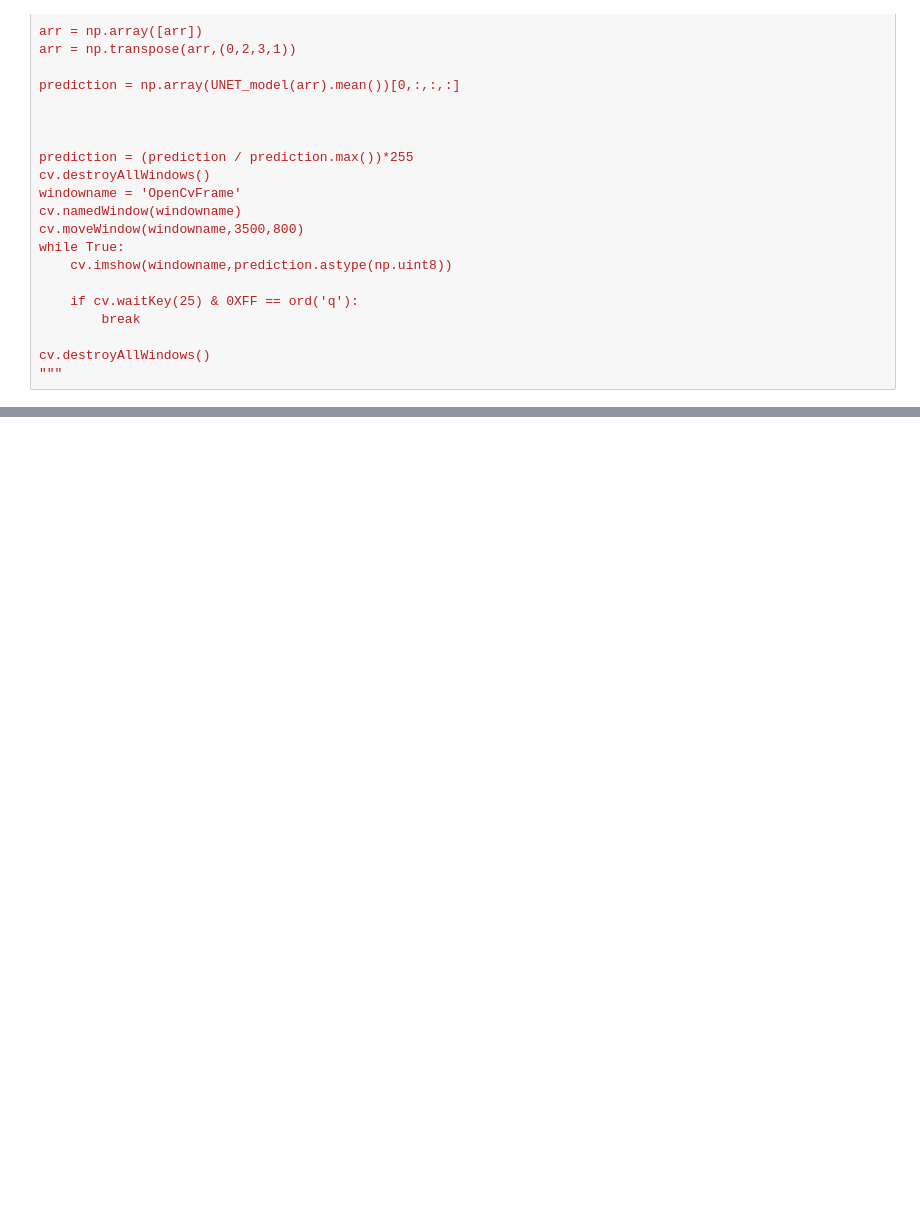
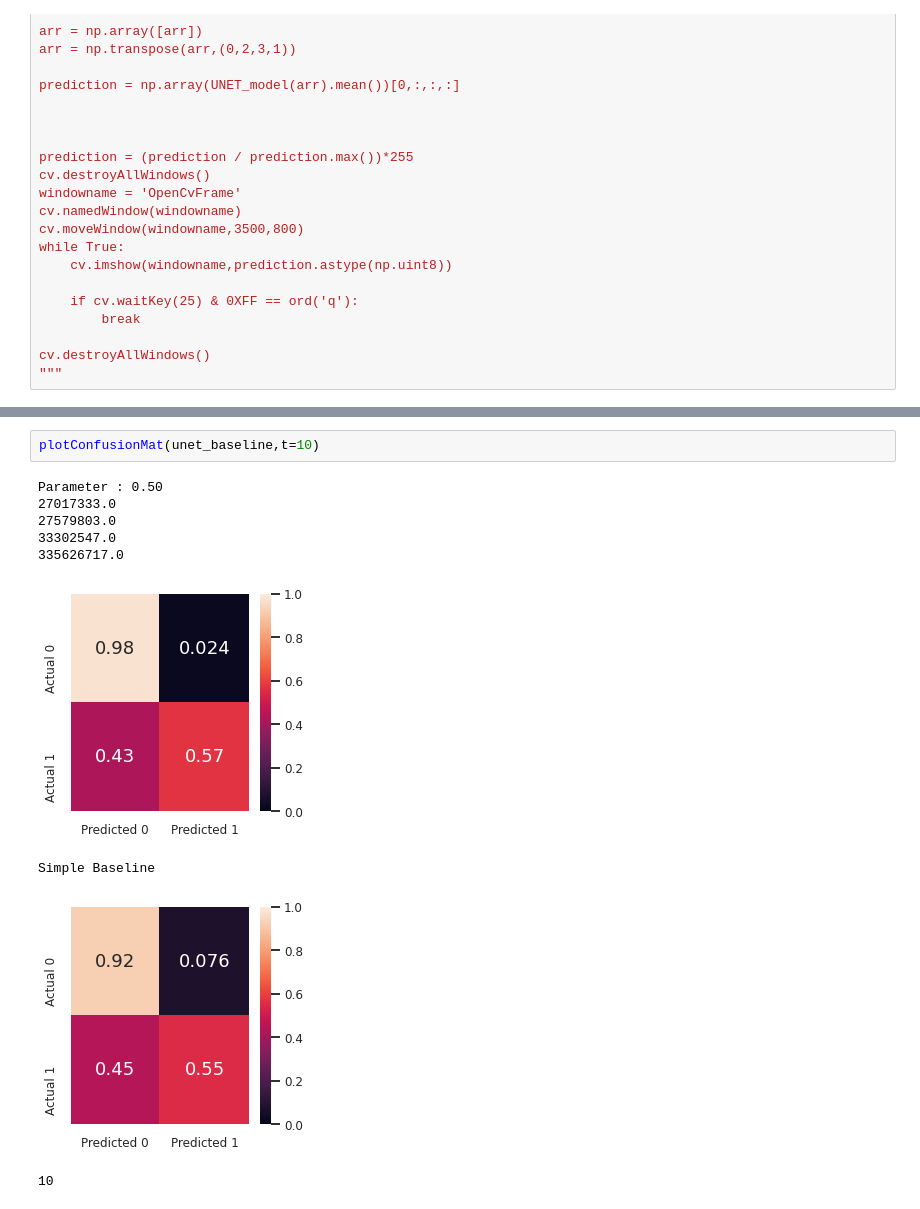
Before and after one commit to PaulSut/DeepRain2, a Jupyter notebook: DeepRain/Delete me.ipynb, the cells around one changed output, grey strips where cells are left out. Saved outputs shown, nothing was run; the diff lists cells and outputs as text; blank space fills up the shorter version.

```diff
--- a/DeepRain/Delete me.ipynb
+++ b/DeepRain/Delete me.ipynb
@@ -576,0 +799,12 @@ cv.destroyAllWindows()
+# %%
+plotConfusionMat(unet_baseline,t=10)
+# %% [output]
+Parameter : 0.50
+27017333.0
+27579803.0
+33302547.0
+335626717.0
+[figure, added]
+Simple Baseline
+[figure, added]
+10
```
Also changed, not shown: parts of 12 cells of this notebook, 2 other files.
